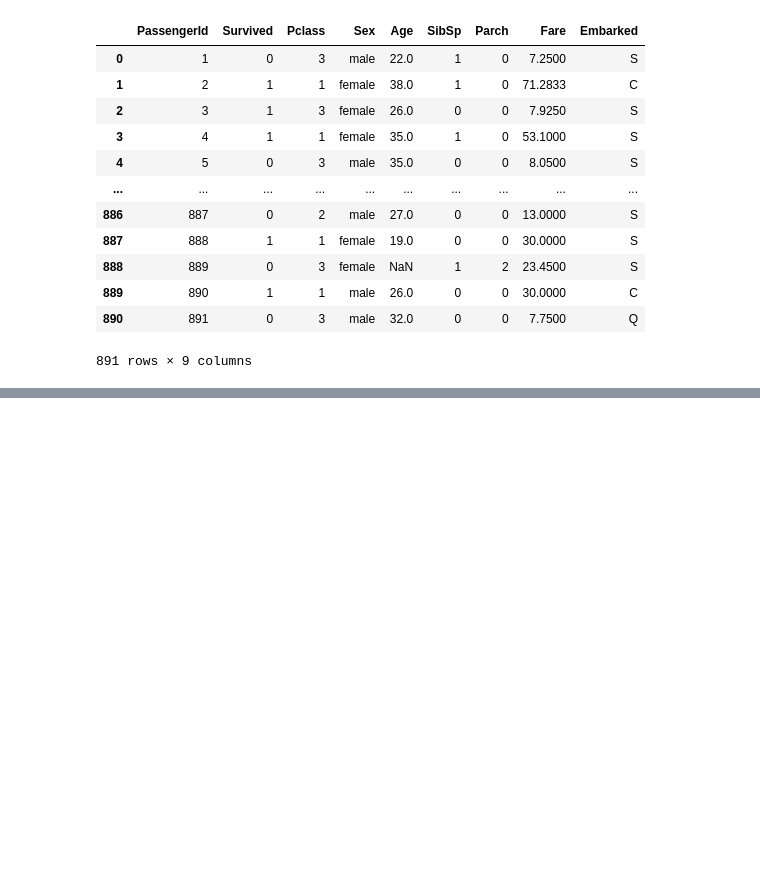
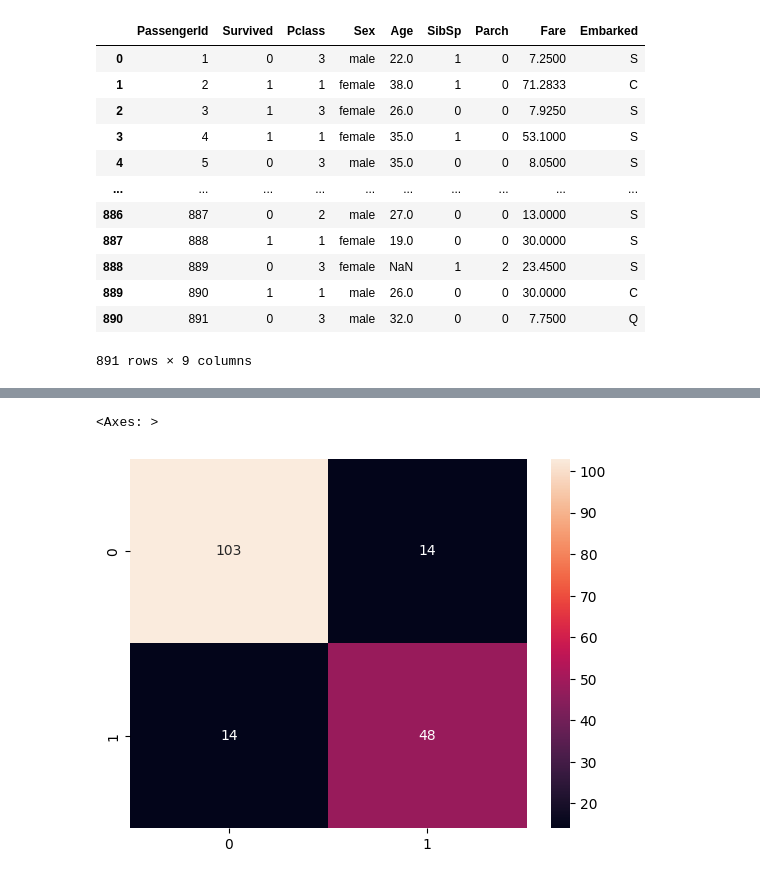
Before and after one commit to Punja007/Machine-Learning, a Jupyter notebook: SVM/titanic_SVC.ipynb, the cells around one changed output, grey strips where cells are left out. Cells and saved outputs as stored; diff of their text form; code cells hidden in the pictures; blank space fills up the shorter version.

```diff
--- a/SVM/titanic_SVC.ipynb
+++ b/SVM/titanic_SVC.ipynb
@@ -41,0 +131,5 @@ df
+# %%
+sns.heatmap(confusion_matrix(y_test, test_pred), annot=True,fmt=".0f")
+# %% [output]
+<Axes: >
+[figure, added]
```
Also changed, not shown: parts of 11 cells of this notebook.
